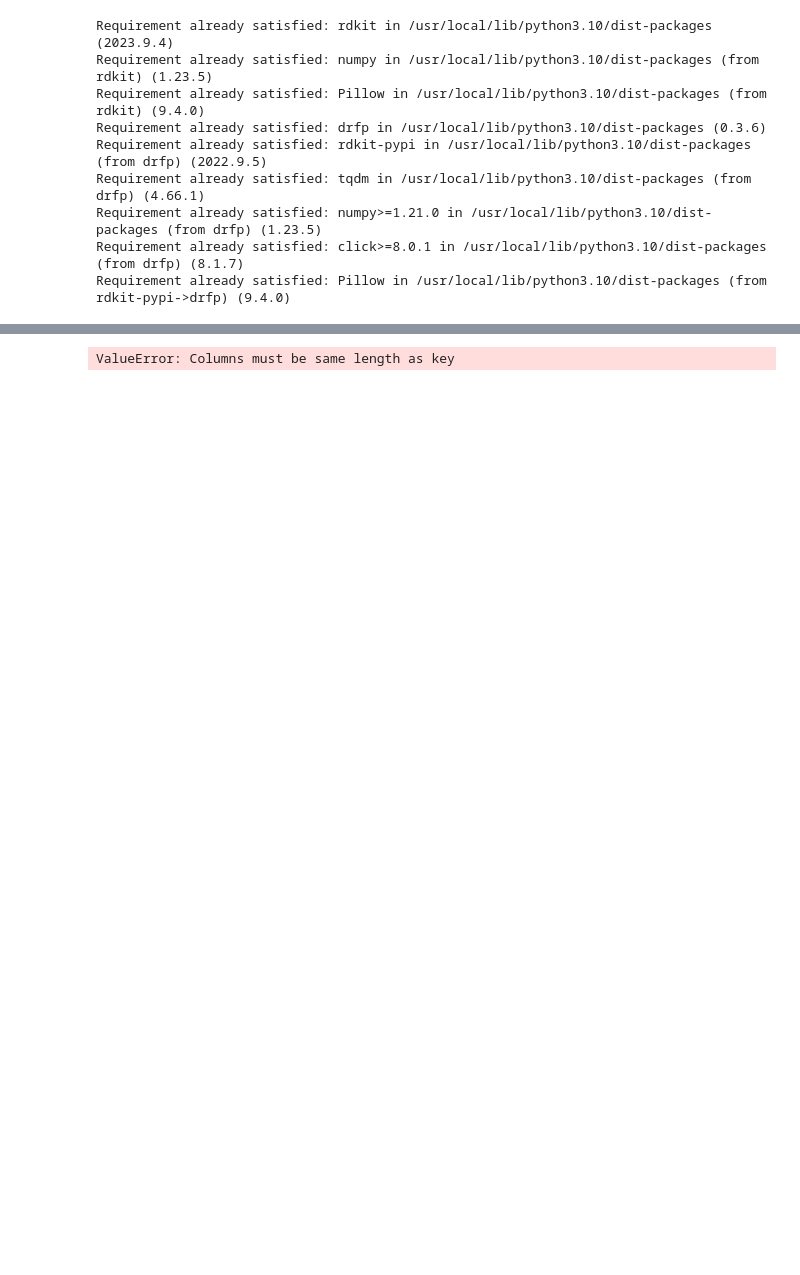
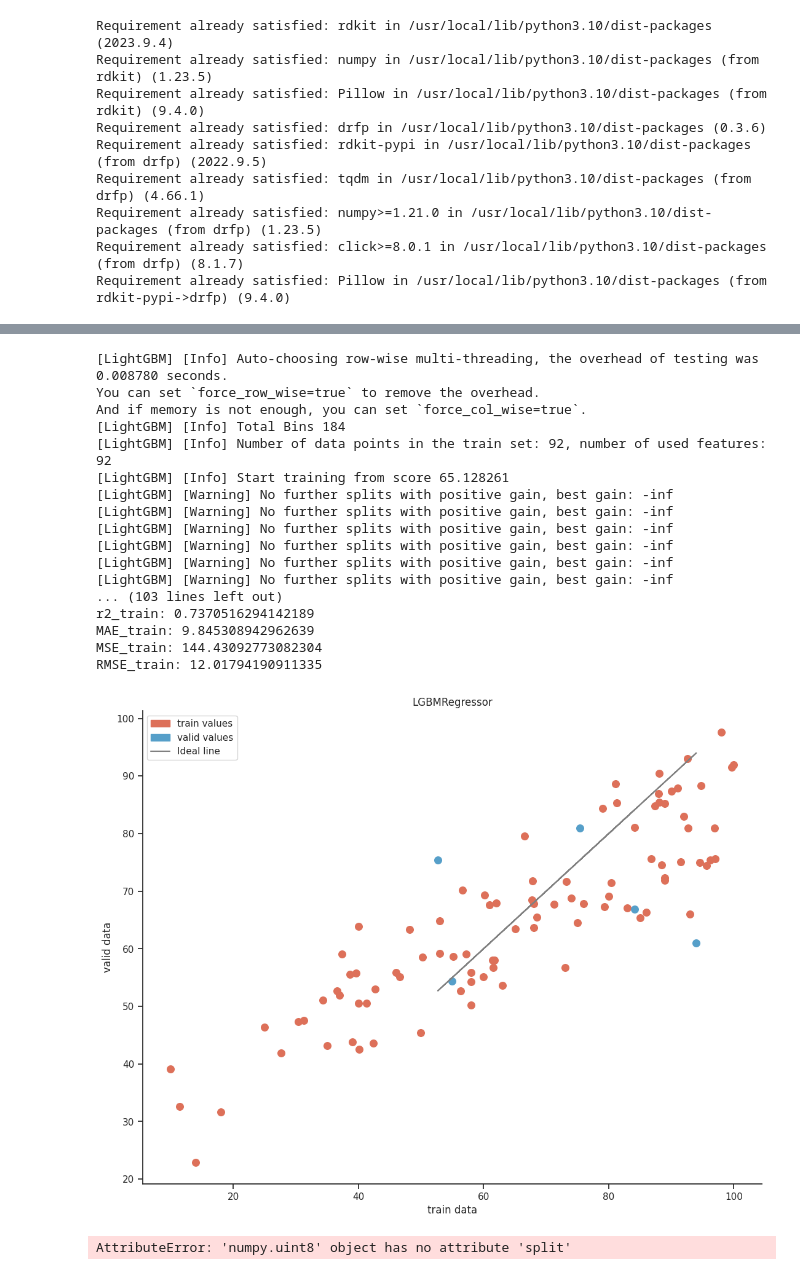
Before and after one commit to Wisley1/SWW12, a Jupyter notebook: FirstStepDayOne.ipynb, the cells around one changed output, grey strips where cells are left out. Saved outputs shown, nothing was run; the diff lists cells and outputs as text; code cells hidden in the pictures; blank space fills up the shorter version.

```diff
--- a/FirstStepDayOne.ipynb
+++ b/FirstStepDayOne.ipynb
@@ -223,19 +211,44 @@ from matplotlib.patches import Patch
 
 for i in range(9, 12):
   dvoyka = 2**i
-  df['react1'] = df['react1'].apply(lambda x:''.join(get_mfp(x, radius=2, nBits=dvoyka)))
-  df['react2'] = df['react2'].apply(lambda x: ''.join(get_mfp(x, radius=2, nBits=dvoyka)))
-  df['products'] = df['products'].apply(lambda x: ''.join(get_mfp(x, radius=2, nBits=dvoyka)))
+
+  df['react1'] = df['react1'].apply(lambda x:get_mfp(x, radius=2, nBits=dvoyka))
+  df['react2'] = df['react2'].apply(lambda x: get_mfp(x, radius=2, nBits=dvoyka))
+  df['products'] = df['products'].apply(lambda x: get_mfp(x, radius=2, nBits=dvoyka))
+
+
+  pharm_name = [f'Bit_1_{i}' for i in range(dvoyka)]
+  pharm_bits = [list(l) for l in df['products']]
+  df_pharm_1 = pd.DataFrame(pharm_bits,columns=pharm_name) #перевод в битовую строку + запись в новый датафрейм с индексом logV
+
+  pharm_name = [f'Bit_2_{i}' for i in range(dvoyka)]
+  pharm_bits = [list(l) for l in df['react1']]
+  df_pharm_2 = pd.DataFrame(pharm_bits,columns=pharm_name) #перевод в битовую строку + запись в новый датафрейм с индексом logV
+
+  pharm_name = [f'Bit_3_{i}' for i in range(dvoyka)]
+  pharm_bits = [list(l) for l in df['react2']]
+  df_pharm_3 = pd.DataFrame(pharm_bits,columns=pharm_name) #перевод в битовую строку + запись в новый датафрейм с индексом logV
+
+  new_df = pd.concat([df_pharm_1, df_pharm_2, df_pharm_3], axis = 1)
   for j in range(9, 12):
     dvoyechka = 2**j
-    df['CanonicalizedReaction'] = df['CanonicalizedReaction'].apply(lambda x: ''.join(get_drfp(x, n_folded_length = dvoyechka, radius = 2)))
 
-    X_train = df[df['dataset'] == 'train'].drop(columns=['Yield', 'dataset'])
-    X_test = df[df['dataset'] =='test'].drop(columns=['Yield', 'dataset'])
-    X_valid = df[df['dataset'] =='valid'].drop(columns=['Yield', 'dataset'])
-    y_train = df[df['dataset'] =='train']['Yield']
-    y_test = df[df['dataset'] =='test']['Yield']
-    y_valid = df[df['dataset'] =='valid']['Yield']
+
+    df['CanonicalizedReaction'] = df['CanonicalizedReaction'].apply(lambda x: (get_drfp(x, n_folded_length = dvoyechka, radius = 2)))
+
+    pharm_name = [f'Bit_4_{i}' for i in range(dvoyechka)]
+    pharm_bits = [list(l) for l in df['CanonicalizedReaction']]
+    df_pharm_4 = pd.DataFrame(pharm_bits,columns=pharm_name)
+    new_df = pd.concat([new_df, df_pharm_4], axis = 1)
+    new_df['dataset'] = df['dataset']
+    new_df['Yield'] = df['Yield']
+
+    X_train = new_df[new_df['dataset'] == 'train'].drop(columns=['Yield', 'dataset'])
+    X_test = new_df[new_df['dataset'] =='test'].drop(columns=['Yield', 'dataset'])
+    X_valid = new_df[new_df['dataset'] =='valid'].drop(columns=['Yield', 'dataset'])
+    y_train = new_df[new_df['dataset'] =='train']['Yield']
+    y_test = new_df[new_df['dataset'] =='test']['Yield']
+    y_valid = new_df[new_df['dataset'] =='valid']['Yield']
 
 
     train_data = lgb.Dataset(X_train, y_train)
@@ -261,31 +274,49 @@ for i in range(9, 12):
 
     r2 = r2_score(y_valid, y_pred)
     print("R2 Score:", r2)
 
     y1_pred = gbm.predict(X_train, num_iteration=gbm.best_iteration)
     print(dvoyka, dvoyechka)
     print('r2_test:', metrics.r2_score(y_valid, y_pred))
     print('MAE_test:', metrics.mean_absolute_error(y_valid, y_pred))
     print('MSE_test:', metrics.mean_squared_error(y_valid, y_pred))
     print('RMSE_test:', np.sqrt(metrics.mean_squared_error(y_valid, y_pred)))
     print('r2_train:', metrics.r2_score(y_train, y1_pred))
     print('MAE_train:', metrics.mean_absolute_error(y_train, y1_pred))
     print('MSE_train:', metrics.mean_squared_error(y_train, y1_pred))
     print('RMSE_train:', np.sqrt(metrics.mean_squared_error(y_train, y1_pred)))
     print('')
     real_patch = Patch(color='#DD7059', label='train values')
     pred_patch = Patch(color='#569FC9', label='valid values')
     custom_params = {"axes.spines.right": False, "axes.spines.top": False}
     sns.set_theme(style="ticks", rc=custom_params)
     f, ax = plt.subplots(figsize=(13, 10))
     plt.scatter(y_train, y1_pred, color='#DD7059', s=70)
     plt.scatter(y_valid, y_pred, color='#569FC9',s=70)
     plt.plot(y_valid, y_valid, color='gray')
     plt.legend(handles=[real_patch, pred_patch, plt.Line2D([], [], color='gray', label='Ideal line')])
     plt.title('LGBMRegressor')
     plt.xlabel('train data')
     plt.ylabel('valid data')
     plt.show()
     #plt.savefig(f'figure{dvoyka}+{dvoyechka}')
 # %% [output]
-ValueError: Columns must be same length as key
+[LightGBM] [Info] Auto-choosing row-wise multi-threading, the overhead of testing was 0.008780 seconds.
+You can set `force_row_wise=true` to remove the overhead.
+And if memory is not enough, you can set `force_col_wise=true`.
+[LightGBM] [Info] Total Bins 184
+[LightGBM] [Info] Number of data points in the train set: 92, number of used features: 92
+[LightGBM] [Info] Start training from score 65.128261
+[LightGBM] [Warning] No further splits with positive gain, best gain: -inf
+[LightGBM] [Warning] No further splits with positive gain, best gain: -inf
+[LightGBM] [Warning] No further splits with positive gain, best gain: -inf
+[LightGBM] [Warning] No further splits with positive gain, best gain: -inf
+[LightGBM] [Warning] No further splits with positive gain, best gain: -inf
+[LightGBM] [Warning] No further splits with positive gain, best gain: -inf
+... (103 lines left out)
+r2_train: 0.7370516294142189
+MAE_train: 9.845308942962639
+MSE_train: 144.43092773082304
+RMSE_train: 12.01794190911335
+[figure, added]
+AttributeError: 'numpy.uint8' object has no attribute 'split'
```
Also changed, not shown: parts of 4 cells of this notebook.
